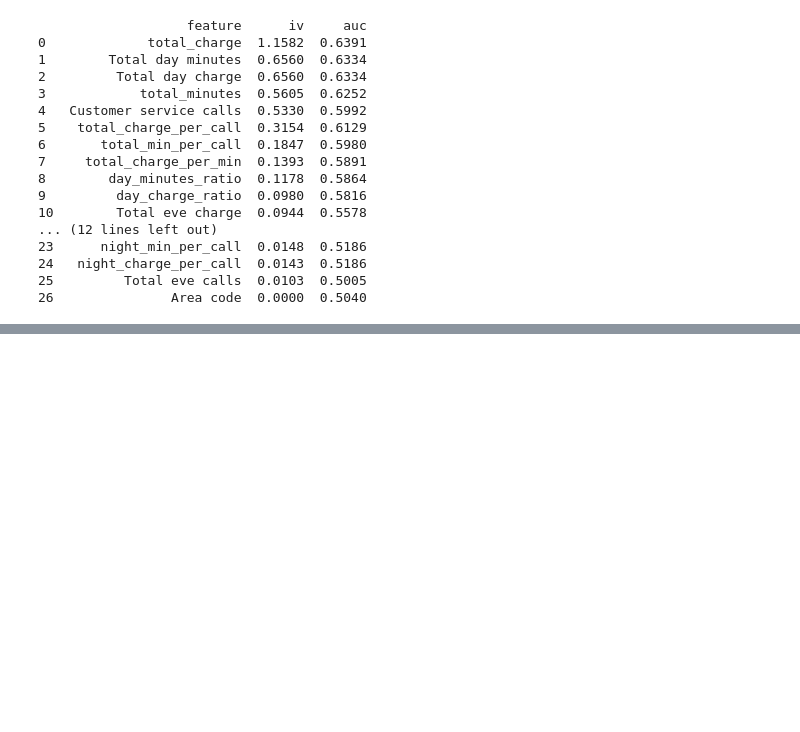
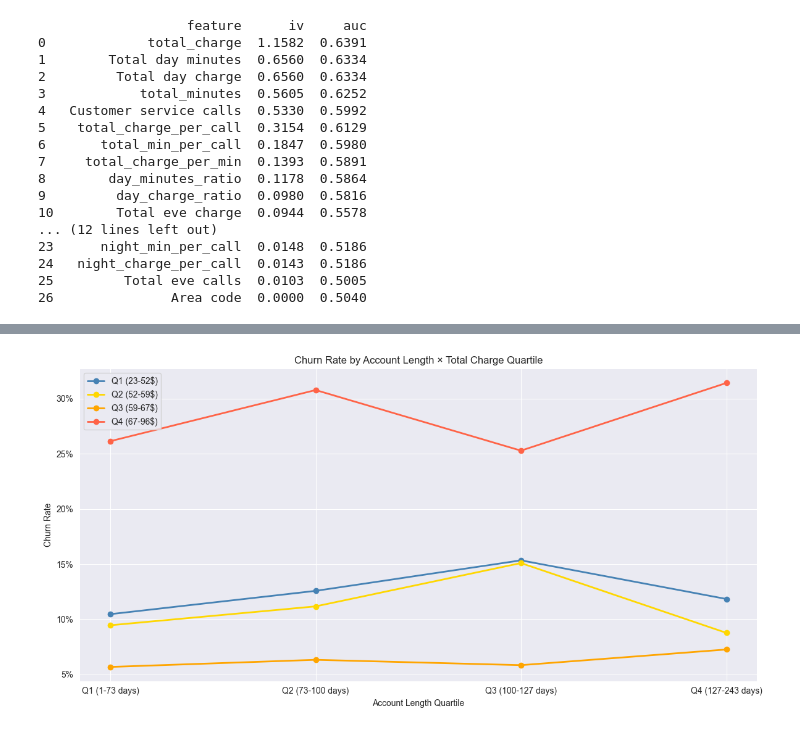
Before and after one commit to hungmanh0720/churn_models_for_telecom_company, a Jupyter notebook: eda_data.ipynb, the cells around one changed output, grey strips where cells are left out. Cells and saved outputs as stored; diff of their text form; code cells hidden in the pictures; blank space fills up the shorter version.

```diff
--- a/eda_data.ipynb
+++ b/eda_data.ipynb
@@ -787,0 +900,31 @@ print(feature_stats.to_string())
+# %%
+import matplotlib.pyplot as plt
+
+df['charge_bin'] = pd.qcut(df['total_charge'], q=4)
+charge_labels = [f'Q{i+1} ({interval.left:.0f}-{interval.right:.0f}$)'
+                 for i, interval in enumerate(df['charge_bin'].cat.categories)]
+df['charge_bin'] = pd.qcut(df['total_charge'], q=4, labels=charge_labels)
+
+df['account_bin'] = pd.qcut(df['Account length'], q=4)
+account_labels = [f'Q{i+1} ({interval.left:.0f}-{interval.right:.0f} days)'
+                  for i, interval in enumerate(df['account_bin'].cat.categories)]
+df['account_bin'] = pd.qcut(df['Account length'], q=4, labels=account_labels)
+
+summary = df.groupby(['account_bin', 'charge_bin'])['Churn'].mean().reset_index()
+
+fig, ax = plt.subplots(figsize=(12, 6))
+
+colors = ['steelblue', 'gold', 'orange', 'tomato']
+for bin_label, color in zip(charge_labels, colors):
+    data = summary[summary['charge_bin'] == bin_label]
+    ax.plot(data['account_bin'], data['Churn'], marker='o', label=bin_label, color=color, linewidth=2)
+
+ax.set_xlabel('Account Length Quartile')
+ax.set_ylabel('Churn Rate')
+ax.set_title('Churn Rate by Account Length × Total Charge Quartile')
+ax.legend(loc='upper left')
+ax.yaxis.set_major_formatter(plt.FuncFormatter(lambda y, _: f'{y:.0%}'))
+plt.tight_layout()
+plt.show()
+# %% [output]
+[figure, added]
```
Also changed, not shown: parts of 11 cells of this notebook, 14 other files.
